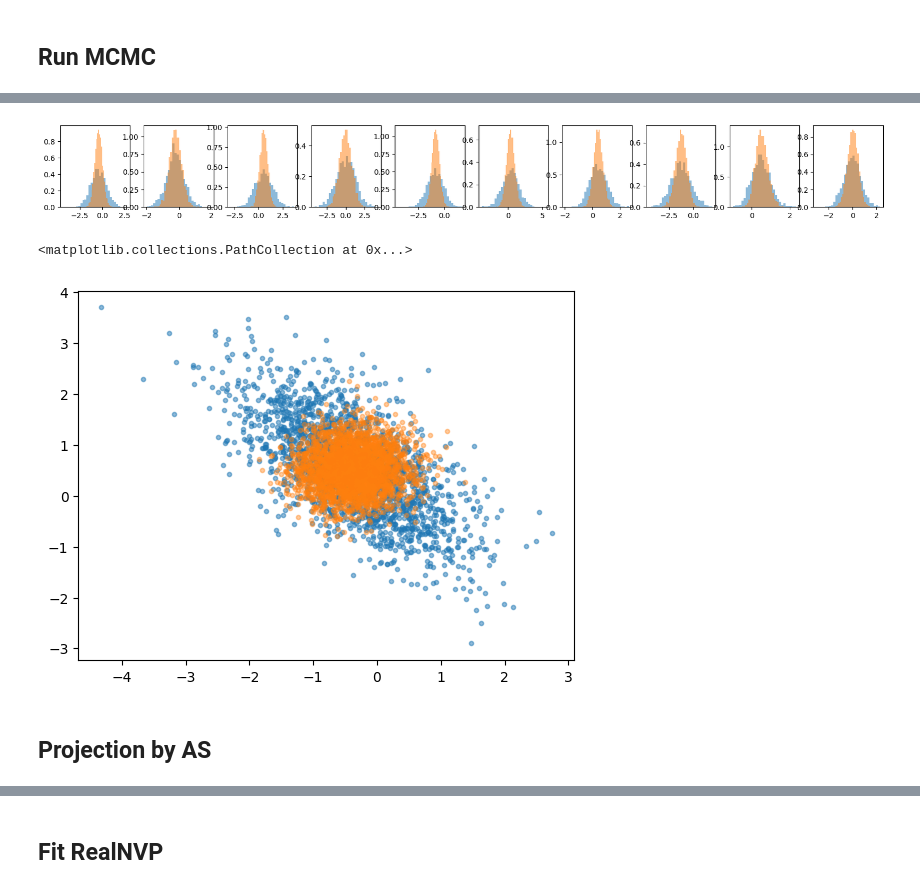
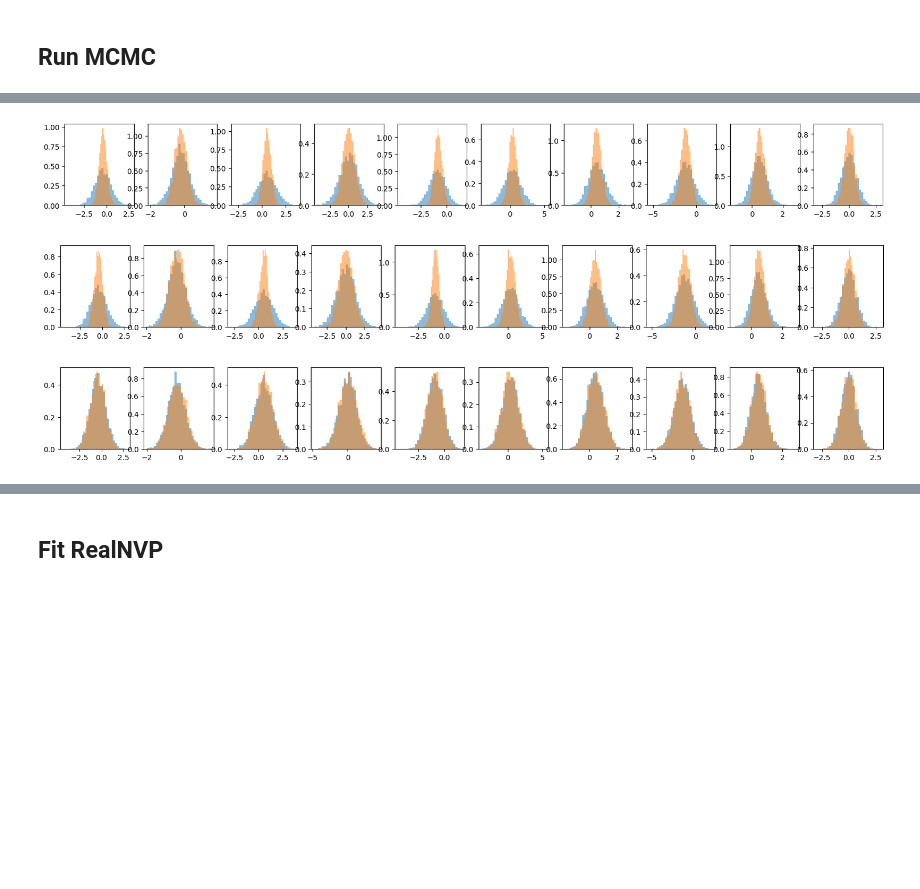
Before and after one commit to liusf15/iterative-gaussianization, a Jupyter notebook: experiments/test_logistic.ipynb, the cells around one changed output, grey strips where cells are left out. Cells and saved outputs as stored; diff of their text form; code cells hidden in the pictures; blank space fills up the shorter version.

```diff
--- a/experiments/test_logistic.ipynb
+++ b/experiments/test_logistic.ipynb
@@ -78,0 +103,15 @@ laplace_samples = jax.random.multivariate_normal(subkey, laplace_mean, laplace_c
+# %%
+model = ComponentwiseFlow(d=d, num_bins=15, range_min=-8, range_max=8)
+niter = 1
+
+# no rotation; MFVI
+key, subkey = jax.random.split(key)
+mf_samples, mf_val_samples, mf_logs = iterative_AS_mfvi(model, logp_fn_shifted, niter=niter, key=subkey, base_samples=base_samples, val_samples=val_samples, learning_rate=learning_rate, max_iter=max_iter, rank=0, weighted=False, rotate_first_iter=False)
+
+# random rotation
+key, subkey = jax.random.split(key)
+RP_samples, RP_val_samples, RP_logs = iterative_AS_mfvi(model, logp_fn_shifted, niter=niter, key=subkey, base_samples=base_samples, val_samples=val_samples, learning_rate=learning_rate, max_iter=max_iter, rank=0, weighted=False, rotate_first_iter=True)
+
+# active subspace rotation
+key, subkey = jax.random.split(key)
+AS_samples, AS_val_samples, AS_logs = iterative_AS_mfvi(model, logp_fn_shifted, niter=niter, key=subkey, base_samples=base_samples, val_samples=val_samples, learning_rate=learning_rate, max_iter=max_iter, rank=d, weighted=False, rotate_first_iter=True)
@@ -79,5 +127,7 @@ laplace_samples = jax.random.multivariate_normal(subkey, laplace_mean, laplace_c
 # %%
-fig, ax = plt.subplots(1, min(d, 10), figsize=(2*min(d, 10), 2))
-for j in range(min(d, 10)):
-    ax[j].hist(mcmc_samples[:, j], 30, density=True, alpha=.5)
-    ax[j].hist(laplace_samples[:, j], 30, density=True, alpha=.5)
+def make_histogram(samples):
+    samples_constrain = samples * scale + shift
+    fig, ax = plt.subplots(1, min(d, 10), figsize=(2*min(d, 10), 2))
+    for j in range(min(d, 10)):
+        ax[j].hist(mcmc_samples[:, j], 30, density=True, alpha=.5)
+        ax[j].hist(samples_constrain[:, j], 30, density=True, alpha=.5)
@@ -141,5 +133,0 @@ for j in range(min(d, 10)):
-# %%
-model = ComponentwiseFlow(d=d, num_bins=10, range_min=-5, range_max=5)
-niter = 1
-key, subkey = jax.random.split(key)
-mf_samples, mf_val_samples, validation_results_mf = iterative_AS_mfvi(model, logp_fn_shifted, niter=niter, key=subkey, base_samples=base_samples, val_samples=val_samples, learning_rate=learning_rate, max_iter=max_iter, rank=0, weighted=False, rotate_first_iter=False)
@@ -149,16 +134,13 @@ Iteration: 0 KL: 28.167124 ESS: 3.308046
-# %%
-mf_samples_constrain = mf_samples[0] * scale + shift
-fig, ax = plt.subplots(1, min(d, 10), figsize=(2*min(d, 10), 2))
-for j in range(min(d, 10)):
-    ax[j].hist(mcmc_samples[:, j], 30, density=True, alpha=.5)
-    ax[j].hist(mf_samples_constrain[:, j], 30, density=True, alpha=.5)
-# %% [output]
-[figure, removed]
+# %%
+make_histogram(mf_samples[0])
+make_histogram(RP_samples[0])
+make_histogram(AS_samples[0])
+# %% [output]
+[figure, added]
+[figure, added]
+[figure, added]
 # %%
-plt.scatter(mcmc_samples[:, 0], mcmc_samples[:, 2], marker='.', alpha=0.5)
-plt.scatter(mf_samples_constrain[:, 0], mf_samples_constrain[:, 2], marker='.', alpha=0.4)
+def make_scatter_plot(ax, samples):
+    samples_constrain = samples * scale + shift
+    ax.scatter(mcmc_samples[:, 0], mcmc_samples[:, 2], marker='o', alpha=0.5, label='MCMC')
+    ax.scatter(samples_constrain[:, 0], samples_constrain[:, 2], marker='o', alpha=0.5, label='NF')
-# %% [output]
-<matplotlib.collections.PathCollection at 0x...>
-[figure, removed]
-# %% [markdown]
-## Projection by AS
```
Also changed, not shown: parts of 35 cells of this notebook.
